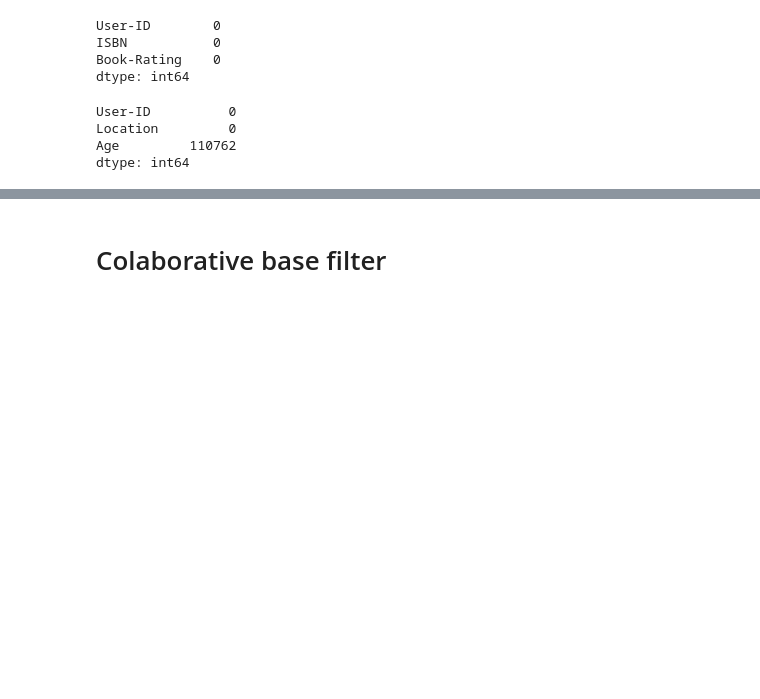
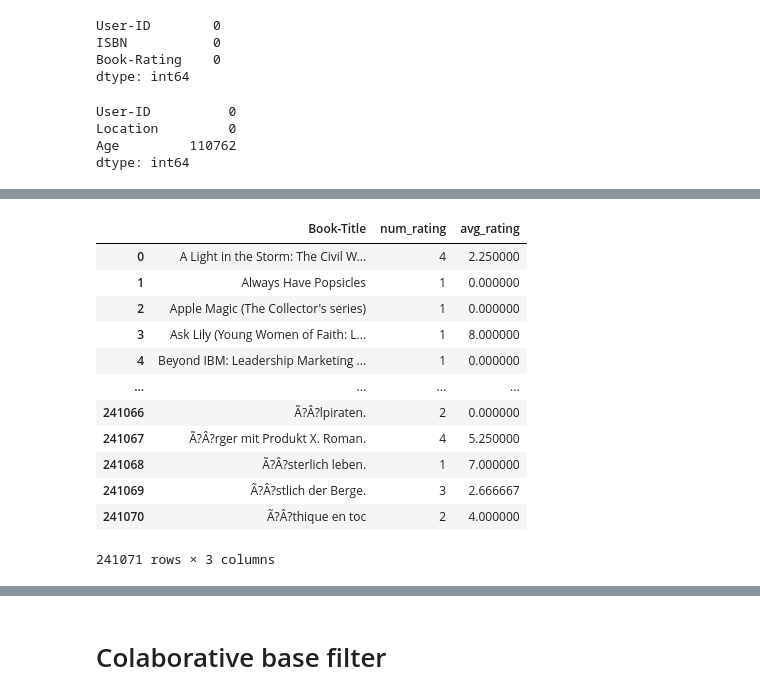
Before and after one commit to amitrizz/Book-Recommendation-system, a Jupyter notebook: BookR.ipynb, the cells around one changed output, grey strips where cells are left out. Cells and saved outputs as stored; diff of their text form; code cells hidden in the pictures; blank space fills up the shorter version.

```diff
--- a/BookR.ipynb
+++ b/BookR.ipynb
@@ -69,0 +150,17 @@ dtype: int64
+# %%
+popular_df=num_rating_df.merge(avg_rating_df,on="Book-Title",how="inner")
+popular_df
+# %% [output]
+|  | Book-Title | num_rating | avg_rating |
+| 0 | A Light in the Storm: The Civil W... | 4 | 2.250000 |
+| 1 | Always Have Popsicles | 1 | 0.000000 |
+| 2 | Apple Magic (The Collector's series) | 1 | 0.000000 |
+| 3 | Ask Lily (Young Women of Faith: L... | 1 | 8.000000 |
+| 4 | Beyond IBM: Leadership Marketing ... | 1 | 0.000000 |
+| ... | ... | ... | ... |
+| 241066 | Ã?Â?lpiraten. | 2 | 0.000000 |
+| 241067 | Ã?Â?rger mit Produkt X. Roman. | 4 | 5.250000 |
+| 241068 | Ã?Â?sterlich leben. | 1 | 7.000000 |
+| 241069 | Ã?Â?stlich der Berge. | 3 | 2.666667 |
+| 241070 | Ã?Â?thique en toc | 2 | 4.000000 |
+241071 rows × 3 columns
```
Also changed, not shown: parts of 10 cells of this notebook.
